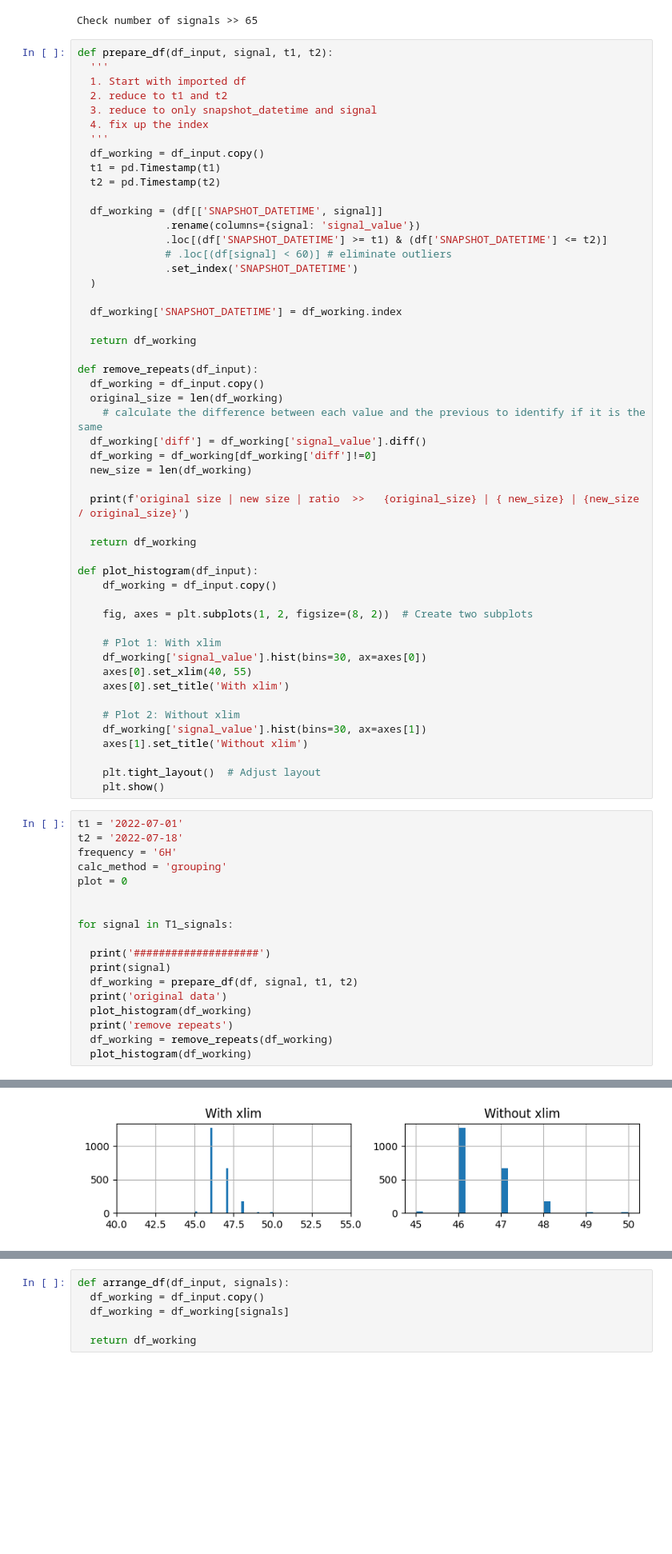
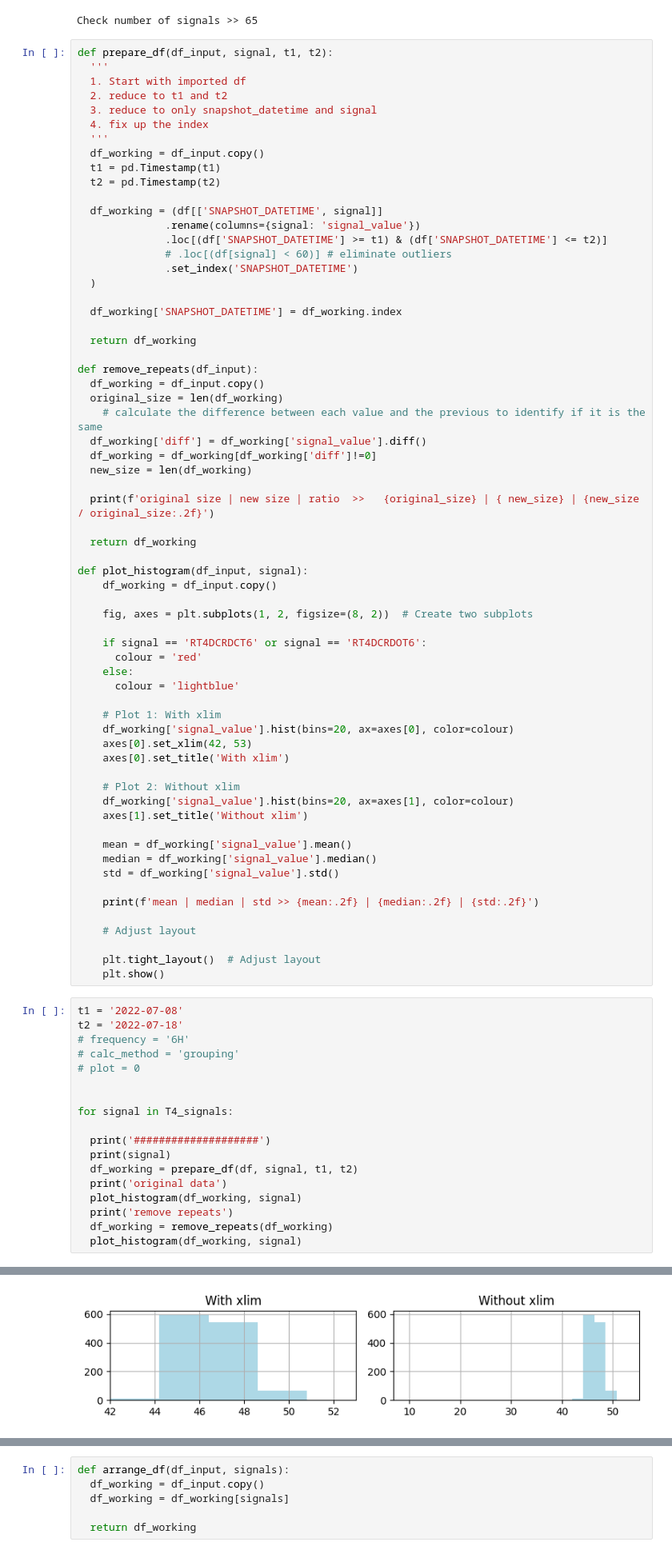
Before and after one commit to yinwongtrains/Door-Opening-Closing, a Jupyter notebook: Door_Opening_and_Closing_Analysis.ipynb, the cells around one changed output, grey strips where cells are left out. Shown at 80% size. Saved outputs shown, nothing was run; the diff lists cells and outputs as text; blank space fills up the shorter version.

```diff
--- a/Door_Opening_and_Closing_Analysis.ipynb
+++ b/Door_Opening_and_Closing_Analysis.ipynb
@@ -416,43 +416,56 @@ def remove_repeats(df_input):
   df_working = df_working[df_working['diff']!=0]
   new_size = len(df_working)
 
-  print(f'original size | new size | ratio  >>   {original_size} | { new_size} | {new_size / original_size}')
+  print(f'original size | new size | ratio  >>   {original_size} | { new_size} | {new_size / original_size:.2f}')
 
   return df_working
 
-def plot_histogram(df_input):
+def plot_histogram(df_input, signal):
     df_working = df_input.copy()
 
     fig, axes = plt.subplots(1, 2, figsize=(8, 2))  # Create two subplots
 
+    if signal == 'RT4DCRDCT6' or signal == 'RT4DCRDOT6':
+      colour = 'red'
+    else:
+      colour = 'lightblue'
+
     # Plot 1: With xlim
-    df_working['signal_value'].hist(bins=30, ax=axes[0])
-    axes[0].set_xlim(40, 55)
+    df_working['signal_value'].hist(bins=20, ax=axes[0], color=colour)
+    axes[0].set_xlim(42, 53)
     axes[0].set_title('With xlim')
 
     # Plot 2: Without xlim
-    df_working['signal_value'].hist(bins=30, ax=axes[1])
+    df_working['signal_value'].hist(bins=20, ax=axes[1], color=colour)
     axes[1].set_title('Without xlim')
+
+    mean = df_working['signal_value'].mean()
+    median = df_working['signal_value'].median()
+    std = df_working['signal_value'].std()
+
+    print(f'mean | median | std >> {mean:.2f} | {median:.2f} | {std:.2f}')
+
+    # Adjust layout
 
     plt.tight_layout()  # Adjust layout
     plt.show()
 # %%
-t1 = '2022-07-01'
+t1 = '2022-07-08'
 t2 = '2022-07-18'
-frequency = '6H'
-calc_method = 'grouping'
-plot = 0
+# frequency = '6H'
+# calc_method = 'grouping'
+# plot = 0
 
 
-for signal in T1_signals:
+for signal in T4_signals:
 
   print('####################')
   print(signal)
   df_working = prepare_df(df, signal, t1, t2)
   print('original data')
-  plot_histogram(df_working)
+  plot_histogram(df_working, signal)
   print('remove repeats')
   df_working = remove_repeats(df_working)
-  plot_histogram(df_working)
+  plot_histogram(df_working, signal)
 # %% [output]
 ####################
@@ -475,2 +493,2 @@ original data
-[figure, old version]
+[figure, new version]
 remove repeats
```
Also changed, not shown: parts of 1 cell of this notebook.
